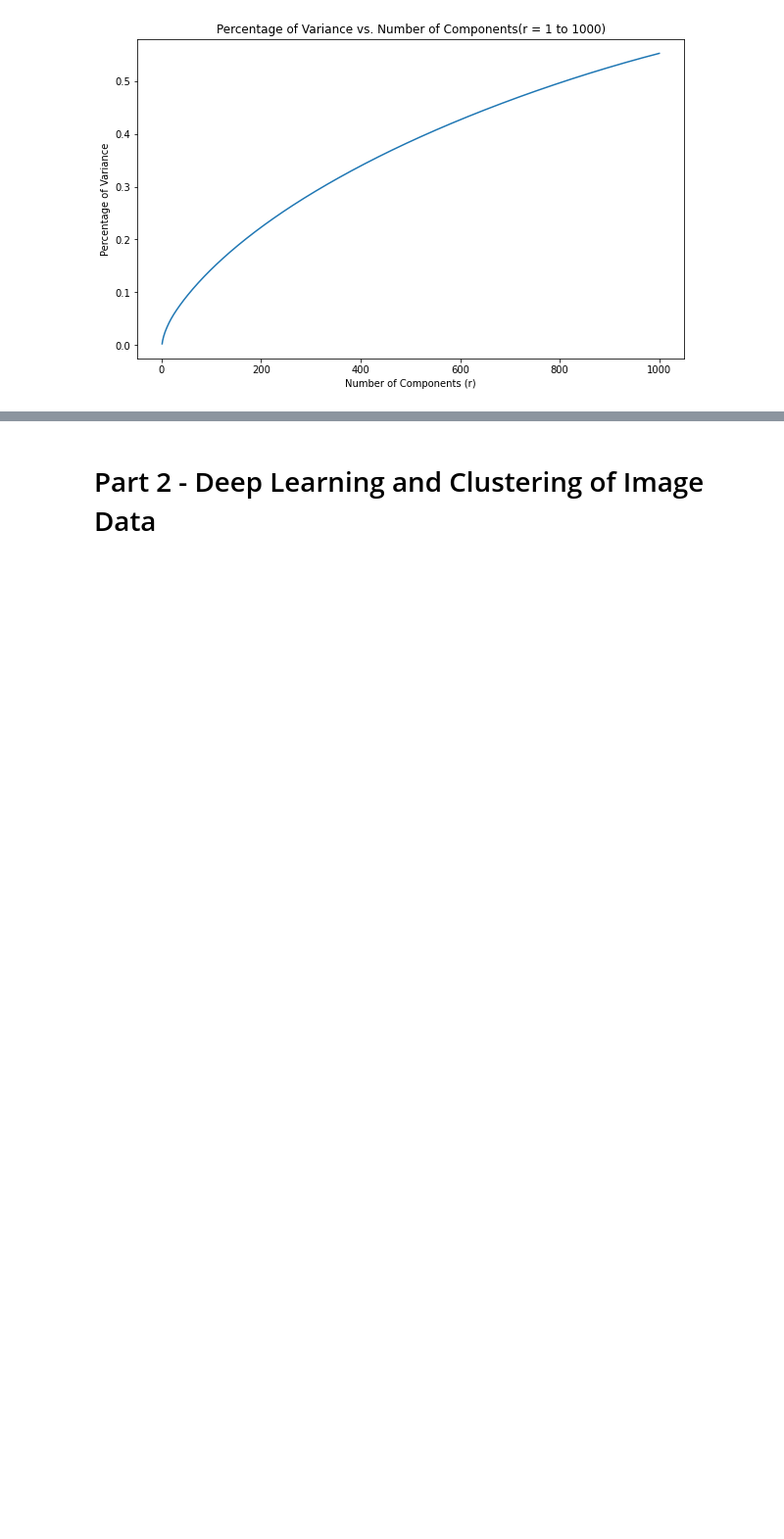
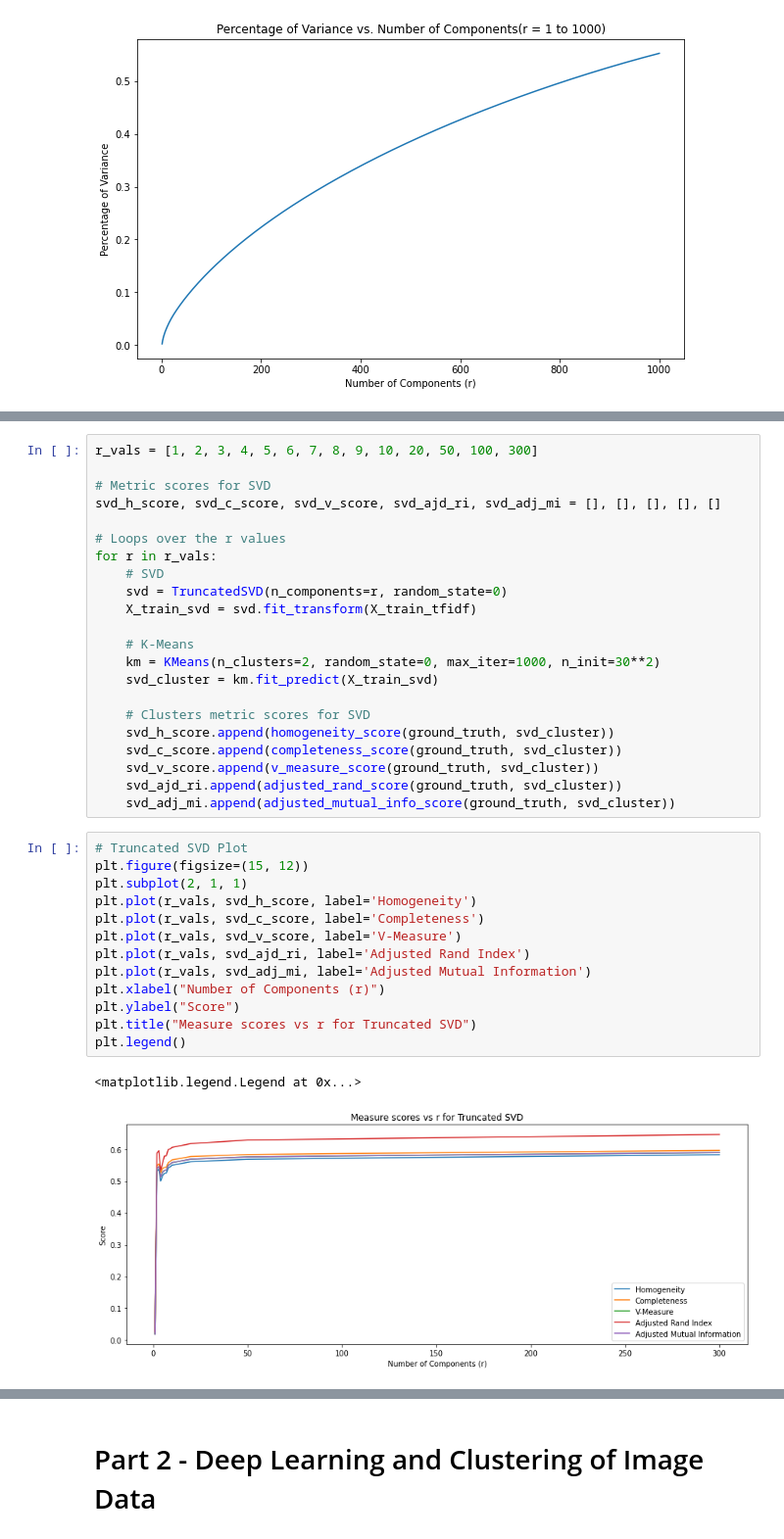
Before and after one commit to shairaalam19/ece219-winter2024, a Jupyter notebook: Project 2/Project2.ipynb, the cells around one changed output, grey strips where cells are left out. Shown at 98% size. Drawn from its saved outputs; the diff is of its cells as text; blank space fills up the shorter version.

```diff
--- a/Project 2/Project2.ipynb
+++ b/Project 2/Project2.ipynb
@@ -152,0 +157,38 @@ plt.show()
+# %%
+r_vals = [1, 2, 3, 4, 5, 6, 7, 8, 9, 10, 20, 50, 100, 300]
+
+# Metric scores for SVD
+svd_h_score, svd_c_score, svd_v_score, svd_ajd_ri, svd_adj_mi = [], [], [], [], []
+
+# Loops over the r values
+for r in r_vals:
+    # SVD
+    svd = TruncatedSVD(n_components=r, random_state=0)
+    X_train_svd = svd.fit_transform(X_train_tfidf)
+
+    # K-Means
+    km = KMeans(n_clusters=2, random_state=0, max_iter=1000, n_init=30**2)
+    svd_cluster = km.fit_predict(X_train_svd)
+
+    # Clusters metric scores for SVD
+    svd_h_score.append(homogeneity_score(ground_truth, svd_cluster))
+    svd_c_score.append(completeness_score(ground_truth, svd_cluster))
+    svd_v_score.append(v_measure_score(ground_truth, svd_cluster))
+    svd_ajd_ri.append(adjusted_rand_score(ground_truth, svd_cluster))
+    svd_adj_mi.append(adjusted_mutual_info_score(ground_truth, svd_cluster))
+# %%
+# Truncated SVD Plot
+plt.figure(figsize=(15, 12))
+plt.subplot(2, 1, 1)
+plt.plot(r_vals, svd_h_score, label='Homogeneity')
+plt.plot(r_vals, svd_c_score, label='Completeness')
+plt.plot(r_vals, svd_v_score, label='V-Measure')
+plt.plot(r_vals, svd_ajd_ri, label='Adjusted Rand Index')
+plt.plot(r_vals, svd_adj_mi, label='Adjusted Mutual Information')
+plt.xlabel("Number of Components (r)")
+plt.ylabel("Score")
+plt.title("Measure scores vs r for Truncated SVD")
+plt.legend()
+# %% [output]
+<matplotlib.legend.Legend at 0x...>
+[figure, added]
```
Also changed, not shown: parts of 16 cells of this notebook.
